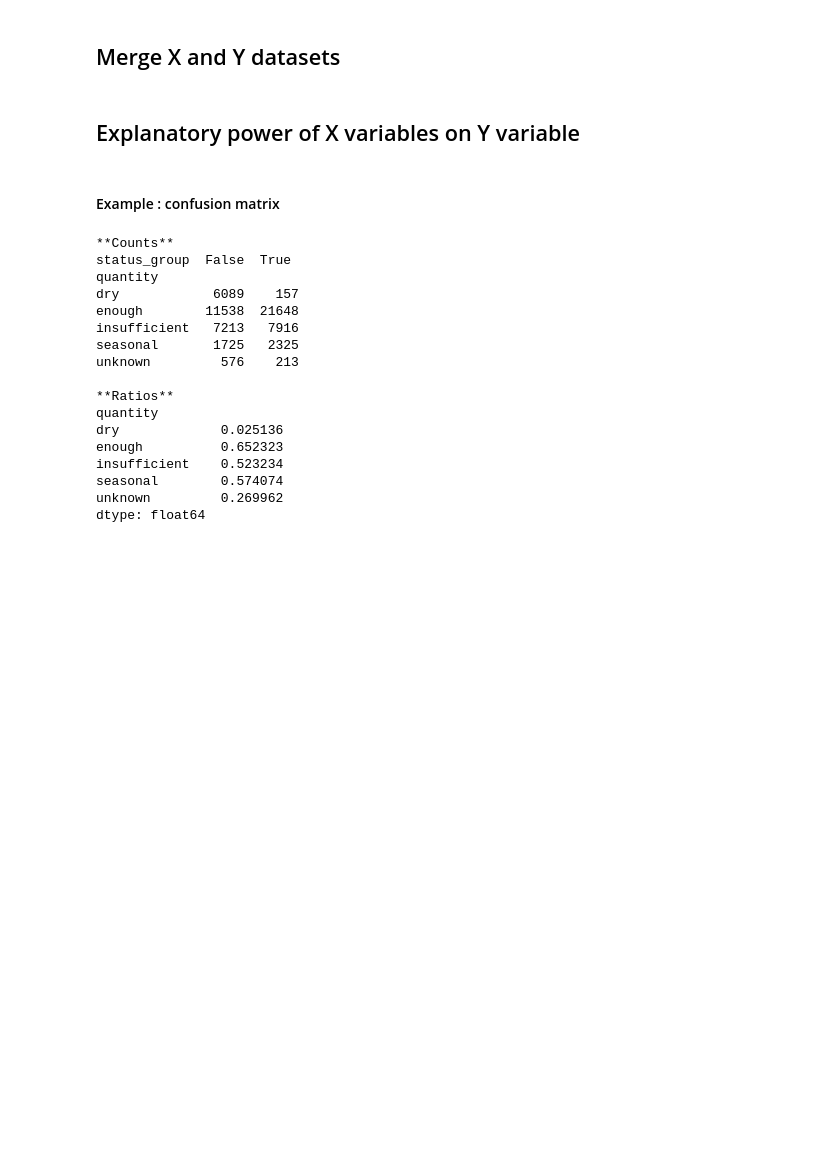
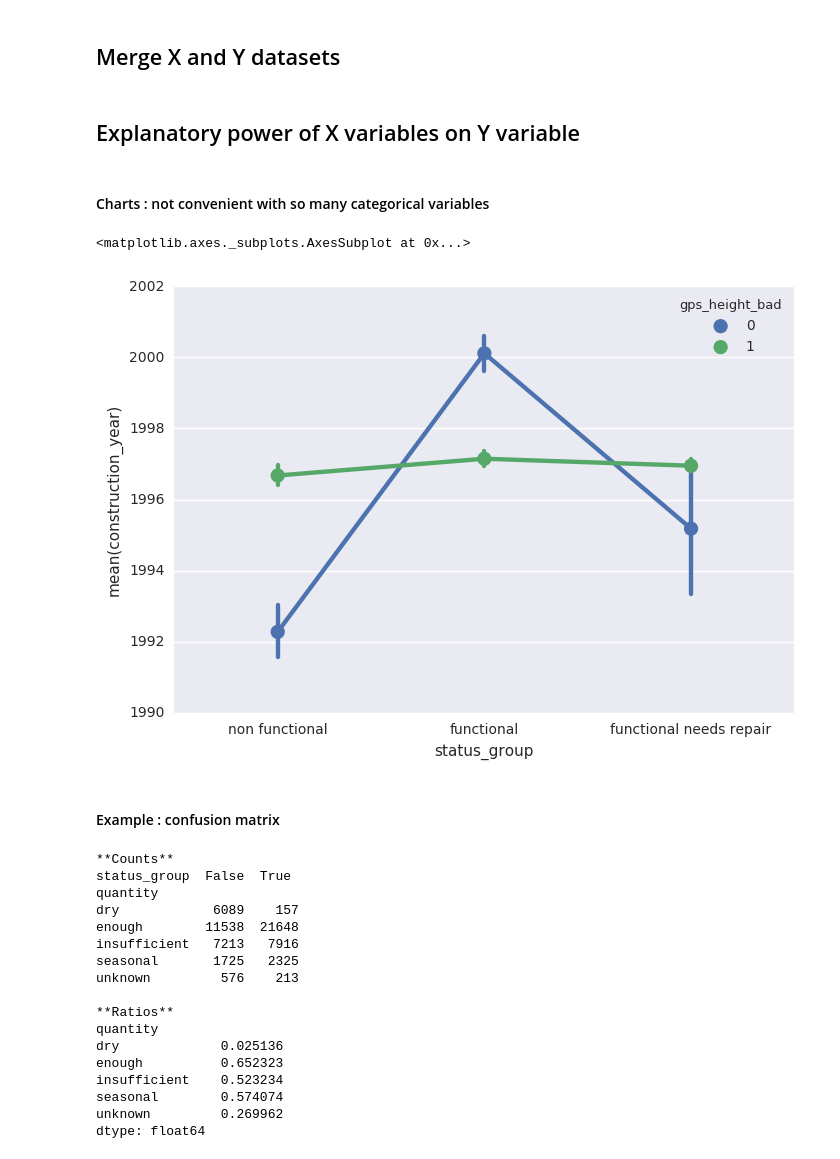
Before and after one commit to mzaradzki/hft-statistical-learning, a Jupyter notebook: pump_it_up/pump.ipynb, the cells around one changed output. Drawn from its saved outputs; the diff is of its cells as text; code cells hidden in the pictures; blank space fills up the shorter version.

```diff
--- a/pump_it_up/pump.ipynb
+++ b/pump_it_up/pump.ipynb
@@ -563,3 +565,5 @@ assert( L2.equals(R2) )
 df = df.sample(frac=1) # WARNING : Shuffle in case initial order was not random
 # %% [markdown]
 ## Explanatory power of X variables on Y variable
+# %% [markdown]
+#### Charts : not convenient with so many categorical variables
@@ -566,3 +572,8 @@ df = df.sample(frac=1) # WARNING : Shuffle in case initial order was not random
+# %%
+sns.pointplot(x="status_group", y="construction_year", hue="gps_height_bad", data=df[0:5000])
+# %% [output]
+<matplotlib.axes._subplots.AxesSubplot at 0x...>
+[figure, added]
 # %% [markdown]
 #### Example : confusion matrix
 # %%
```
Also changed, not shown: parts of 8 cells of this notebook.
